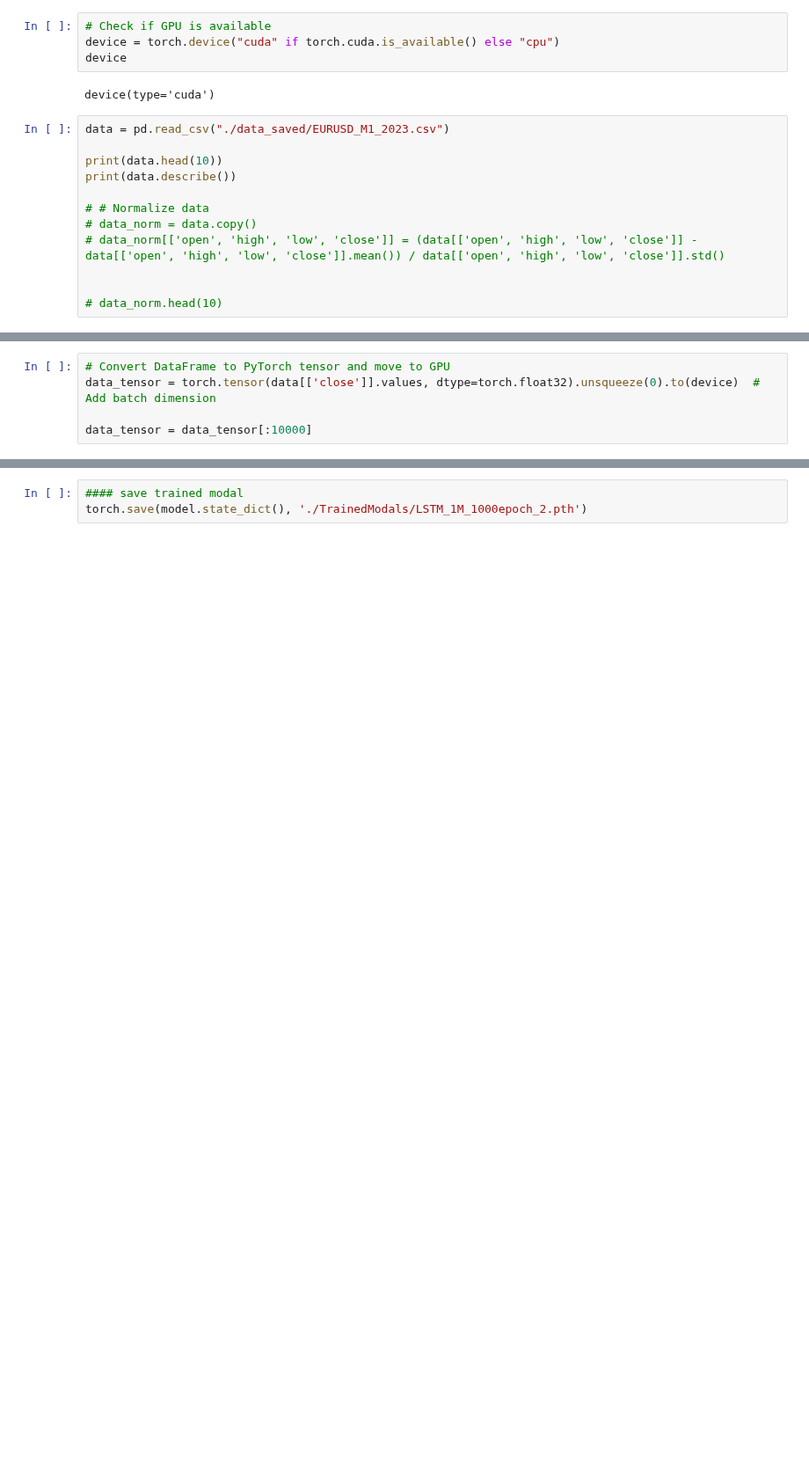
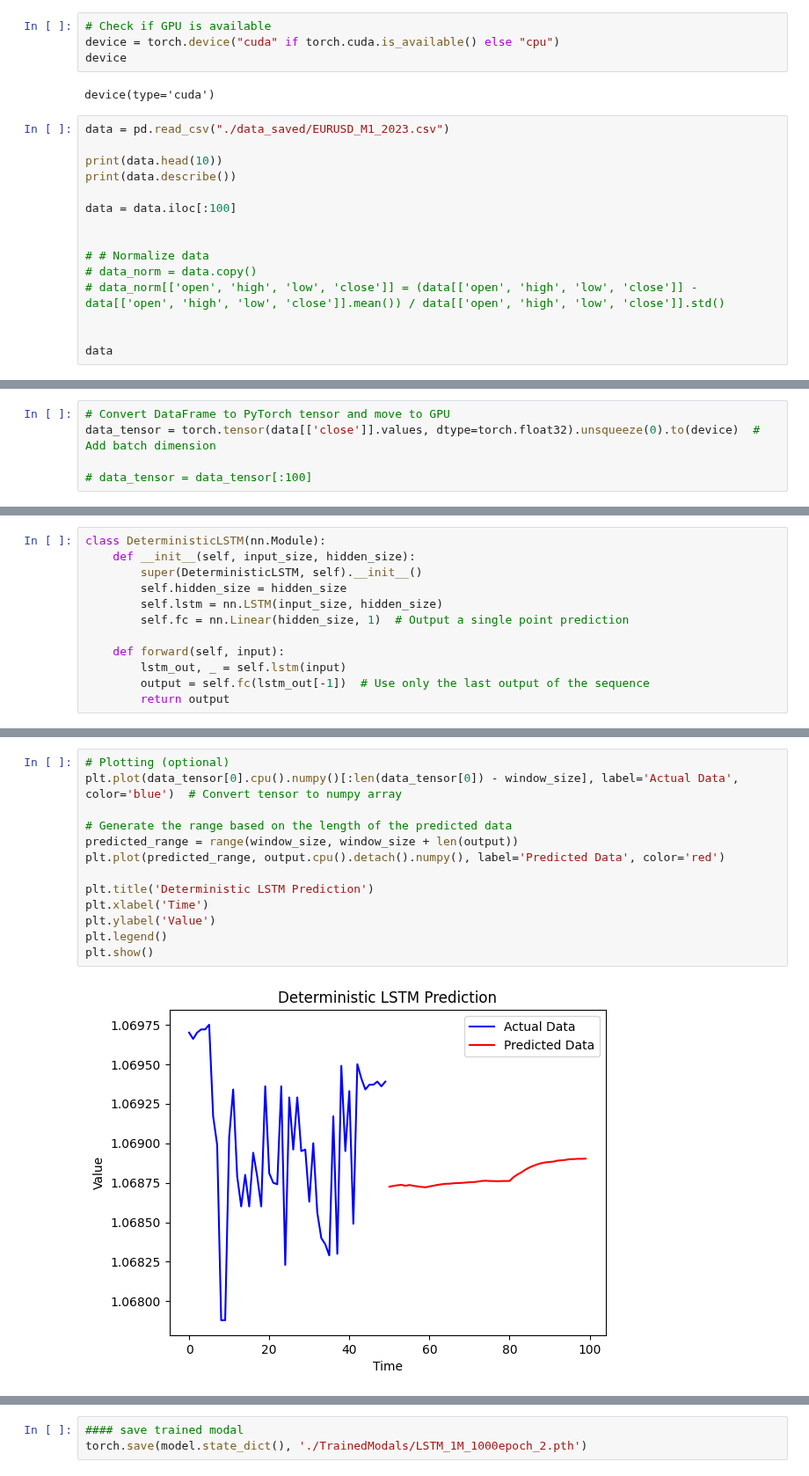
Before and after one commit to Suraj6E/EURUSD-DQN-LSTM, a Jupyter notebook: LSTM.ipynb, the cells around one changed output, grey strips where cells are left out. Shown at 88% size. Cells and saved outputs as stored; diff of their text form; blank space fills up the shorter version.

Commit message:
LSTM deterministic modal

```diff
--- a/LSTM.ipynb
+++ b/LSTM.ipynb
@@ -19,12 +19,15 @@ data = pd.read_csv("./data_saved/EURUSD_M1_2023.csv")
 print(data.head(10))
 print(data.describe())
 
+data = data.iloc[:100]
+
+
 # # Normalize data
 # data_norm = data.copy()
 # data_norm[['open', 'high', 'low', 'close']] = (data[['open', 'high', 'low', 'close']] - data[['open', 'high', 'low', 'close']].mean()) / data[['open', 'high', 'low', 'close']].std()
 
 
-# data_norm.head(10)
+data
 # %% [output]
              timestamp     open     high      low    close
 0  2023-01-01 17:05:00  1.06973  1.06978  1.06970  1.06970
@@ -50,5 +66,5 @@ max         1.127540       1.127560       1.127370       1.127370
 # Convert DataFrame to PyTorch tensor and move to GPU
 data_tensor = torch.tensor(data[['close']].values, dtype=torch.float32).unsqueeze(0).to(device)  # Add batch dimension
 
-data_tensor = data_tensor[:10000]
+# data_tensor = data_tensor[:100]
 # %%
@@ -68,4 +85,16 @@ class GaussianLSTM(nn.Module):
         mean = self.fc_mean(out[:, -1, :])  # Mean of the Gaussian distribution
         variance = torch.exp(self.fc_variance(out[:, -1, :]))  # Variance (apply exp to ensure positivity)
         return mean, variance
+# %%
+class DeterministicLSTM(nn.Module):
+    def __init__(self, input_size, hidden_size):
+        super(DeterministicLSTM, self).__init__()
+        self.hidden_size = hidden_size
+        self.lstm = nn.LSTM(input_size, hidden_size)
+        self.fc = nn.Linear(hidden_size, 1)  # Output a single point prediction
+
+    def forward(self, input):
+        lstm_out, _ = self.lstm(input)
+        output = self.fc(lstm_out[-1])  # Use only the last output of the sequence
+        return output
 # %%
@@ -169,0 +238,15 @@ Epoch [1000/1000], Loss: -6.0842
+# %%
+# Plotting (optional)
+plt.plot(data_tensor[0].cpu().numpy()[:len(data_tensor[0]) - window_size], label='Actual Data', color='blue')  # Convert tensor to numpy array
+
+# Generate the range based on the length of the predicted data
+predicted_range = range(window_size, window_size + len(output))
+plt.plot(predicted_range, output.cpu().detach().numpy(), label='Predicted Data', color='red')
+
+plt.title('Deterministic LSTM Prediction')
+plt.xlabel('Time')
+plt.ylabel('Value')
+plt.legend()
+plt.show()
+# %% [output]
+[figure, added]
```
Also changed, not shown: parts of 8 cells of this notebook.
